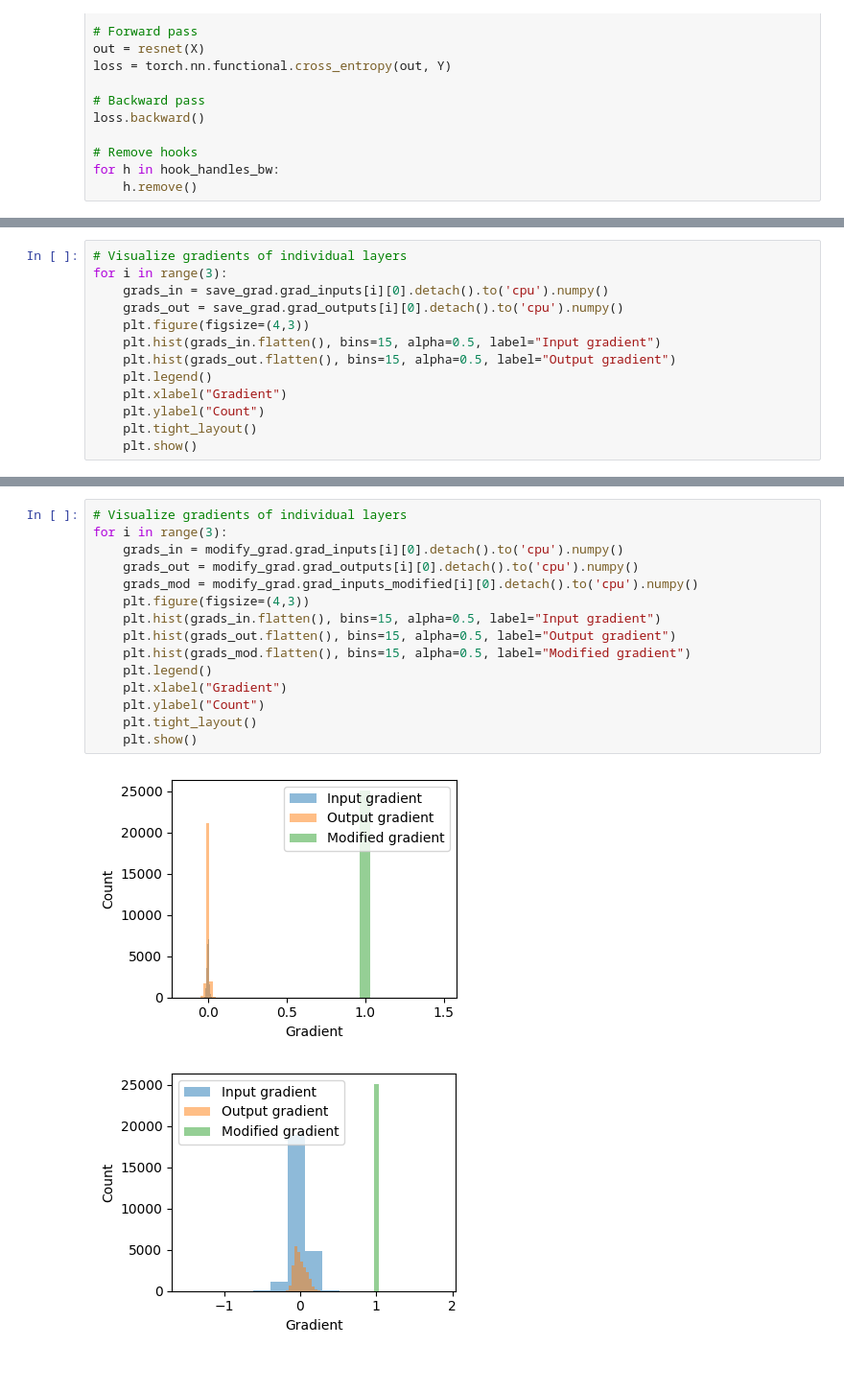
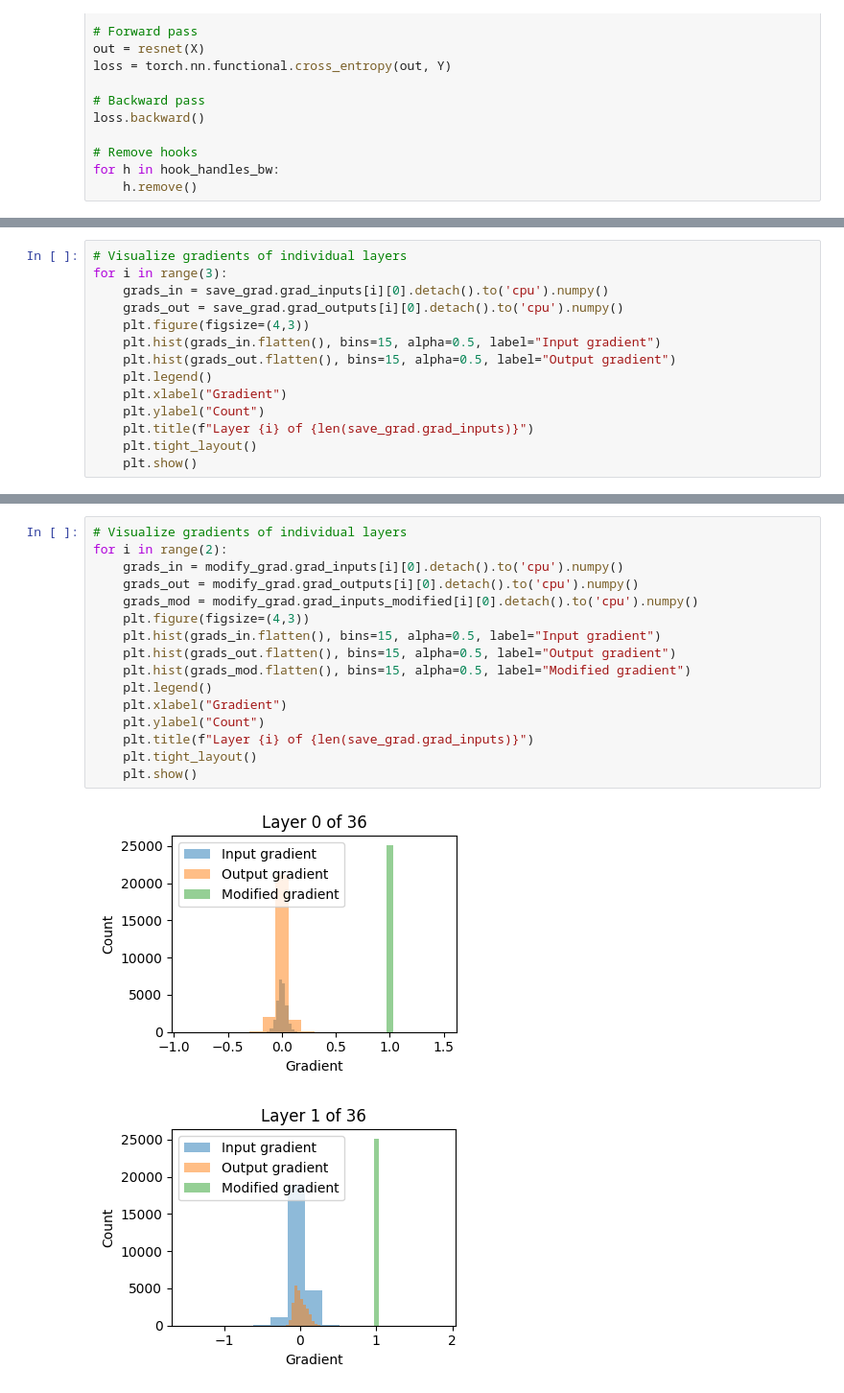
Before and after one commit to annalena-k/tutorial-pytorch-hooks, a Jupyter notebook: tutorial_pytorch_hooks.ipynb, the cells around one changed output, grey strips where cells are left out. Shown at 96% size. Saved outputs shown, nothing was run; the diff lists cells and outputs as text.

```diff
--- a/tutorial_pytorch_hooks.ipynb
+++ b/tutorial_pytorch_hooks.ipynb
@@ -210,6 +252,7 @@ for i in range(3):
     plt.legend()
     plt.xlabel("Gradient")
     plt.ylabel("Count")
+    plt.title(f"Layer {i} of {len(save_grad.grad_inputs)}")
     plt.tight_layout()
     plt.show()
 # %% [output]
@@ -269,18 +310,19 @@ for h in hook_handles_bw:
 # %%
 # Visualize gradients of individual layers
-for i in range(3):
+for i in range(2):
     grads_in = modify_grad.grad_inputs[i][0].detach().to('cpu').numpy()
     grads_out = modify_grad.grad_outputs[i][0].detach().to('cpu').numpy()
     grads_mod = modify_grad.grad_inputs_modified[i][0].detach().to('cpu').numpy()
     plt.figure(figsize=(4,3))
     plt.hist(grads_in.flatten(), bins=15, alpha=0.5, label="Input gradient")
     plt.hist(grads_out.flatten(), bins=15, alpha=0.5, label="Output gradient")
     plt.hist(grads_mod.flatten(), bins=15, alpha=0.5, label="Modified gradient")
     plt.legend()
     plt.xlabel("Gradient")
     plt.ylabel("Count")
+    plt.title(f"Layer {i} of {len(save_grad.grad_inputs)}")
     plt.tight_layout()
     plt.show()
 # %% [output]
-[figure, old version]
+[figure, new version]
-[figure, old version]
+[figure, new version]
```
Also changed, not shown: parts of 28 cells of this notebook, 1 other file.
